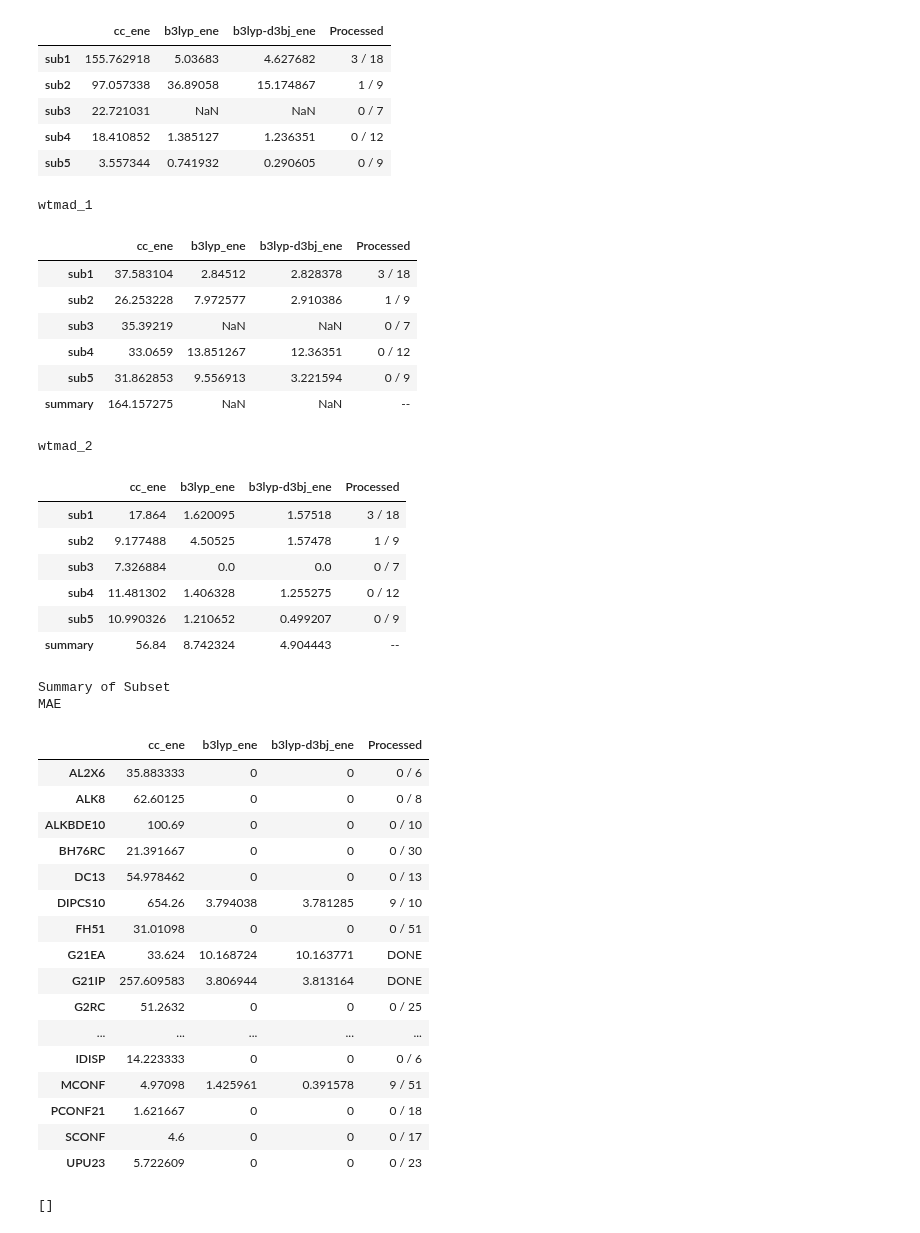
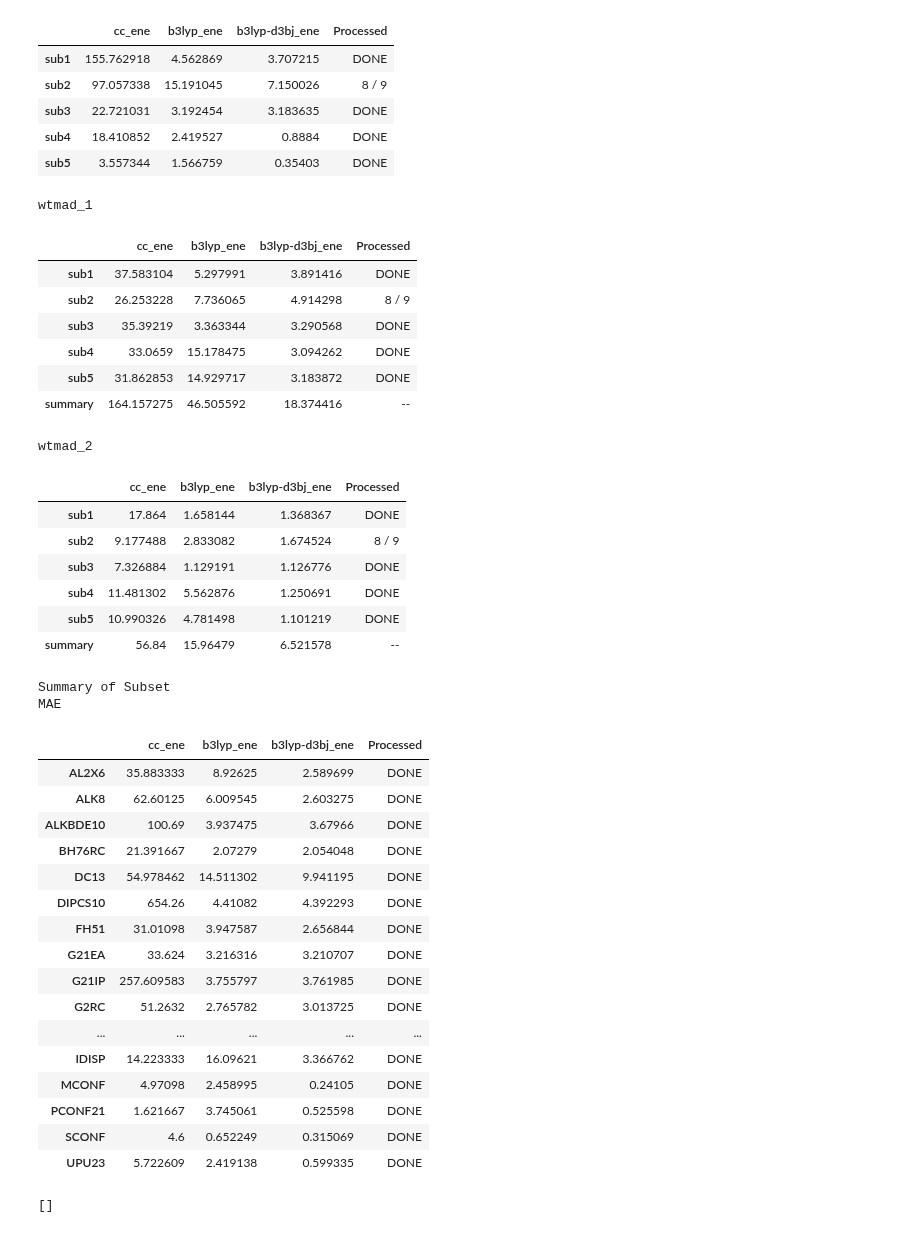
Before and after one commit to chem12346789/cc2cc, a Jupyter notebook: jupyter-notebook/hkqai_dft_gmktn55.ipynb, the cells around one changed output. Saved outputs shown, nothing was run; the diff lists cells and outputs as text; code cells hidden in the pictures.

```diff
--- a/jupyter-notebook/hkqai_dft_gmktn55.ipynb
+++ b/jupyter-notebook/hkqai_dft_gmktn55.ipynb
@@ -12,8 +12,8 @@ verbose = 2
 with open("/home/chenzihao/workspace/cc2cc_test5/cc2cc/utils/gmtkn-def2.json") as f:
     json_data = json.load(f)
 
-basis_args = "cc-pVTZ"
-# basis_args = "def2-TZVPD"
+# basis_args = "cc-pVTZ"
+basis_args = "def2-TZVPD"
 print(basis_args)
 
 dft_type_list = ["cc_ene", "b3lyp_ene", "b3lyp-d3bj_ene"]
@@ -281,45 +281,45 @@ Mean absolute deviation for b3lyp-d3bj_ene: 0.1588 kcal/mol
 MAE
 |  | cc_ene | b3lyp_ene | b3lyp-d3bj_ene | Processed |
-| sub1 | 155.762918 | 5.03683 | 4.627682 | 3 / 18 |
-| sub2 | 97.057338 | 36.89058 | 15.174867 | 1 / 9 |
-| sub3 | 22.721031 | NaN | NaN | 0 / 7 |
-| sub4 | 18.410852 | 1.385127 | 1.236351 | 0 / 12 |
-| sub5 | 3.557344 | 0.741932 | 0.290605 | 0 / 9 |
+| sub1 | 155.762918 | 4.562869 | 3.707215 | DONE |
+| sub2 | 97.057338 | 15.191045 | 7.150026 | 8 / 9 |
+| sub3 | 22.721031 | 3.192454 | 3.183635 | DONE |
+| sub4 | 18.410852 | 2.419527 | 0.8884 | DONE |
+| sub5 | 3.557344 | 1.566759 | 0.35403 | DONE |
 wtmad_1
 |  | cc_ene | b3lyp_ene | b3lyp-d3bj_ene | Processed |
-| sub1 | 37.583104 | 2.84512 | 2.828378 | 3 / 18 |
-| sub2 | 26.253228 | 7.972577 | 2.910386 | 1 / 9 |
-| sub3 | 35.39219 | NaN | NaN | 0 / 7 |
-| sub4 | 33.0659 | 13.851267 | 12.36351 | 0 / 12 |
-| sub5 | 31.862853 | 9.556913 | 3.221594 | 0 / 9 |
-| summary | 164.157275 | NaN | NaN | -- |
+| sub1 | 37.583104 | 5.297991 | 3.891416 | DONE |
+| sub2 | 26.253228 | 7.736065 | 4.914298 | 8 / 9 |
+| sub3 | 35.39219 | 3.363344 | 3.290568 | DONE |
+| sub4 | 33.0659 | 15.178475 | 3.094262 | DONE |
+| sub5 | 31.862853 | 14.929717 | 3.183872 | DONE |
+| summary | 164.157275 | 46.505592 | 18.374416 | -- |
 wtmad_2
 |  | cc_ene | b3lyp_ene | b3lyp-d3bj_ene | Processed |
-| sub1 | 17.864 | 1.620095 | 1.57518 | 3 / 18 |
-| sub2 | 9.177488 | 4.50525 | 1.57478 | 1 / 9 |
-| sub3 | 7.326884 | 0.0 | 0.0 | 0 / 7 |
-| sub4 | 11.481302 | 1.406328 | 1.255275 | 0 / 12 |
-| sub5 | 10.990326 | 1.210652 | 0.499207 | 0 / 9 |
-| summary | 56.84 | 8.742324 | 4.904443 | -- |
+| sub1 | 17.864 | 1.658144 | 1.368367 | DONE |
+| sub2 | 9.177488 | 2.833082 | 1.674524 | 8 / 9 |
+| sub3 | 7.326884 | 1.129191 | 1.126776 | DONE |
+| sub4 | 11.481302 | 5.562876 | 1.250691 | DONE |
+| sub5 | 10.990326 | 4.781498 | 1.101219 | DONE |
+| summary | 56.84 | 15.96479 | 6.521578 | -- |
 Summary of Subset
 MAE
 |  | cc_ene | b3lyp_ene | b3lyp-d3bj_ene | Processed |
-| AL2X6 | 35.883333 | 0 | 0 | 0 / 6 |
-| ALK8 | 62.60125 | 0 | 0 | 0 / 8 |
-| ALKBDE10 | 100.69 | 0 | 0 | 0 / 10 |
-| BH76RC | 21.391667 | 0 | 0 | 0 / 30 |
-| DC13 | 54.978462 | 0 | 0 | 0 / 13 |
-| DIPCS10 | 654.26 | 3.794038 | 3.781285 | 9 / 10 |
-| FH51 | 31.01098 | 0 | 0 | 0 / 51 |
-| G21EA | 33.624 | 10.168724 | 10.163771 | DONE |
-| G21IP | 257.609583 | 3.806944 | 3.813164 | DONE |
-| G2RC | 51.2632 | 0 | 0 | 0 / 25 |
+| AL2X6 | 35.883333 | 8.92625 | 2.589699 | DONE |
+| ALK8 | 62.60125 | 6.009545 | 2.603275 | DONE |
+| ALKBDE10 | 100.69 | 3.937475 | 3.67966 | DONE |
+| BH76RC | 21.391667 | 2.07279 | 2.054048 | DONE |
+| DC13 | 54.978462 | 14.511302 | 9.941195 | DONE |
+| DIPCS10 | 654.26 | 4.41082 | 4.392293 | DONE |
+| FH51 | 31.01098 | 3.947587 | 2.656844 | DONE |
+| G21EA | 33.624 | 3.216316 | 3.210707 | DONE |
+| G21IP | 257.609583 | 3.755797 | 3.761985 | DONE |
+| G2RC | 51.2632 | 2.765782 | 3.013725 | DONE |
 | ... | ... | ... | ... | ... |
-| IDISP | 14.223333 | 0 | 0 | 0 / 6 |
-| MCONF | 4.97098 | 1.425961 | 0.391578 | 9 / 51 |
-| PCONF21 | 1.621667 | 0 | 0 | 0 / 18 |
-| SCONF | 4.6 | 0 | 0 | 0 / 17 |
-| UPU23 | 5.722609 | 0 | 0 | 0 / 23 |
+| IDISP | 14.223333 | 16.09621 | 3.366762 | DONE |
+| MCONF | 4.97098 | 2.458995 | 0.24105 | DONE |
+| PCONF21 | 1.621667 | 3.745061 | 0.525598 | DONE |
+| SCONF | 4.6 | 0.652249 | 0.315069 | DONE |
+| UPU23 | 5.722609 | 2.419138 | 0.599335 | DONE |
 # %%
 mean_absolute_deviation_list
 # %% [output]
```
Also changed, not shown: parts of 1 cell of this notebook, 10 other files.
